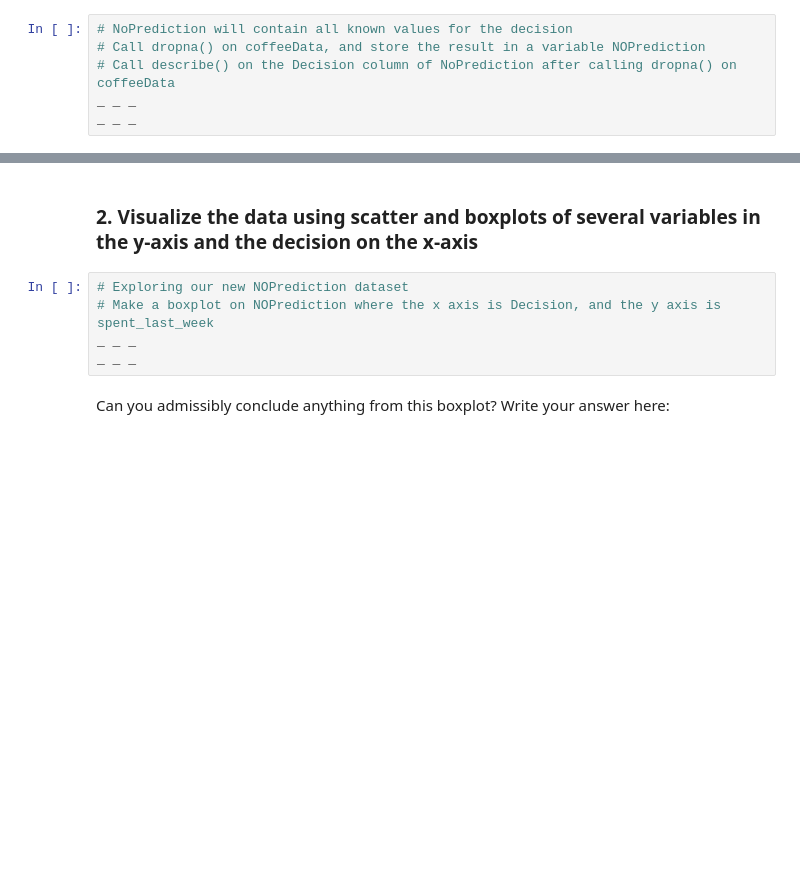
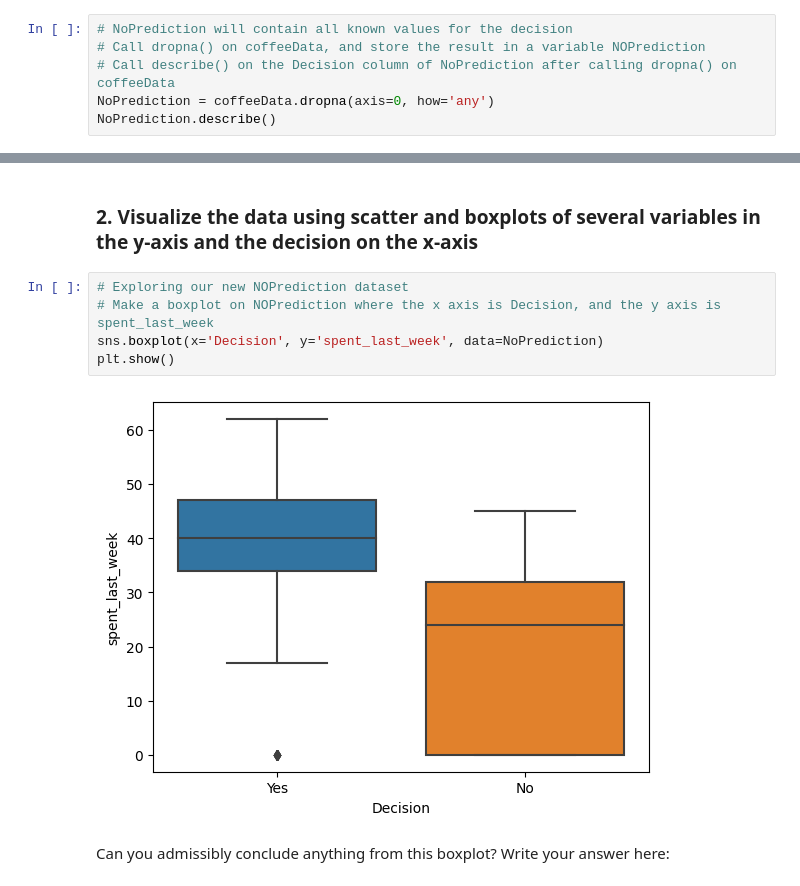
Before and after one commit to dqminhv/1613148038_Springboard_Decision_Tree_Specialty_Coffee_Case_Study_28012021_2_, a Jupyter notebook: Springboard Decision Tree Specialty Coffee Case Study - Tier 3.ipynb, the cells around one changed output, grey strips where cells are left out. Cells and saved outputs as stored; diff of their text form; blank space fills up the shorter version.

```diff
--- a/Springboard Decision Tree Specialty Coffee Case Study - Tier 3.ipynb
+++ b/Springboard Decision Tree Specialty Coffee Case Study - Tier 3.ipynb
@@ -246,5 +246,5 @@ To execute the train/test split properly, we need to do five things:
 # NoPrediction will contain all known values for the decision
 # Call dropna() on coffeeData, and store the result in a variable NOPrediction
 # Call describe() on the Decision column of NoPrediction after calling dropna() on coffeeData
-_ _ _
-_ _ _
+NoPrediction = coffeeData.dropna(axis=0, how='any')
+NoPrediction.describe()
@@ -253,7 +272,9 @@ _ _ _
 # %%
 # Exploring our new NOPrediction dataset
 # Make a boxplot on NOPrediction where the x axis is Decision, and the y axis is spent_last_week
-_ _ _
-_ _ _
+sns.boxplot(x='Decision', y='spent_last_week', data=NoPrediction)
+plt.show()
+# %% [output]
+[figure, added]
 # %% [markdown]
 Can you admissibly conclude anything from this boxplot? Write your answer here:
```
Also changed, not shown: parts of 13 cells of this notebook.
